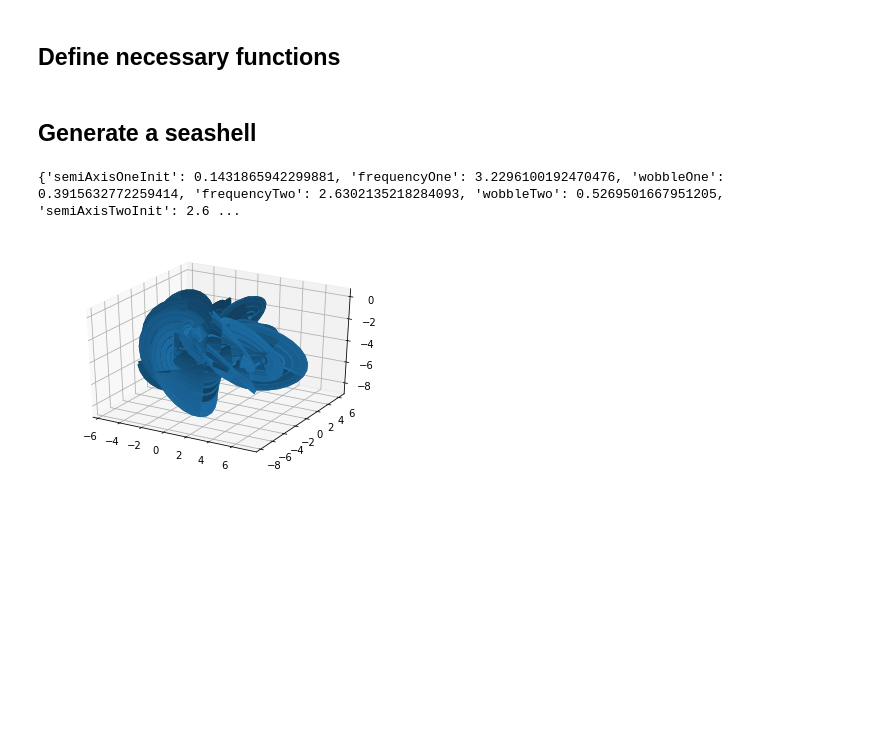
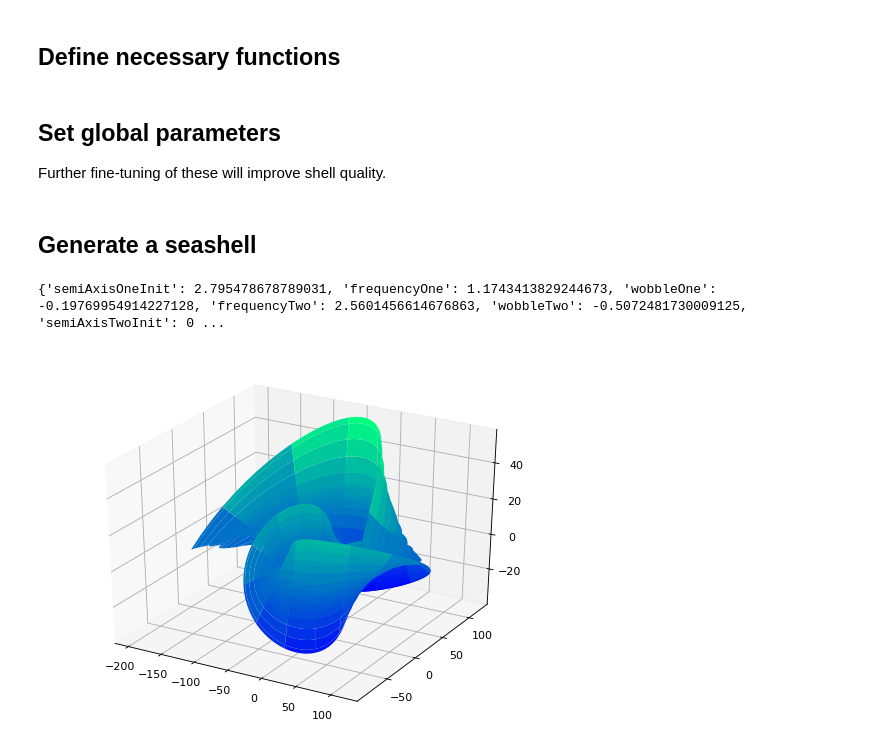
Before and after one commit to Mitchellpkt/seashells, a Jupyter notebook: seashells_notebook.ipynb, the cells around one changed output. Saved outputs shown, nothing was run; the diff lists cells and outputs as text; code cells hidden in the pictures; blank space fills up the shorter version.

```diff
--- a/seashells_notebook.ipynb
+++ b/seashells_notebook.ipynb
@@ -175,7 +165,7 @@ def getFunctions(inputAddress):
     height = lambda inp:(params["heightChangeConst"]*inp[0] + ((params["semiAxisOneInit"]*math.sin(params["frequencyOne"]*inp[0])*math.cos(inp[1])*(1.0+params["wobbleOne"]*math.cos(params["frequencyTwo"]*inp[1]) + params["wobbleTwo"]*math.sin(params["frequencyTwo"]*inp[1])) + params["semiAxisTwoInit"]*math.cos(params["frequencyOne"]*inp[0])*math.sin(inp[1])*(1.0+params["wobbleOne"]*math.cos(params["frequencyTwo"]*inp[1]) + params["wobbleTwo"]*math.sin(params["frequencyTwo"]*inp[1])) - params["heightInit"])*math.exp(params["growth"]*inp[0])))
     return params, theta, radius, height
 # %%
-def seeseashell(inputAddress):
+def seeseashell(inputAddress, cmap='gnuplot2'):
     ''' Takes as input some inputAddress, computes getFunctions, and plots the resulting shell.'''
     if type(inputAddress) != type(str(1)):
         inputAddress = str(inputAddress)
@@ -204,13 +194,15 @@ def seeseashell(inputAddress):
     Y = np.array(Y)
     surf = np.array(surf)
 
-    fig = plt.figure()
+    fig = plt.figure(num=None, figsize=(8, 6), dpi=80, facecolor='w', edgecolor='w')
     ax = fig.gca(projection='3d')
-
     # Plot the surface with face colors taken from the array we made.
-    surf_obj = ax.plot_surface(X, Y, surf)
+    surf_obj = ax.plot_surface(X, Y, surf, cmap=cmap)
 
     print(params)
     plt.show()
 
-    return(fig, surf)
+    return(fig, X, Y, surf, surf_obj)
+# %% [markdown]
+## Set global parameters
+Further fine-tuning of these will improve shell quality.
@@ -217,7 +216,7 @@ def seeseashell(inputAddress):
 # %% [markdown]
 ## Generate a seashell
 # %%
-ssfig, surf = seeseashell("UncagedPotential")
+ssfig, X, Y, surf, surf_obj = seeseashell("UNCAGED_POTENTIAL", cmap='winter')
 # %% [output]
-{'semiAxisOneInit': 0.1431865942299881, 'frequencyOne': 3.2296100192470476, 'wobbleOne': 0.3915632772259414, 'frequencyTwo': 2.6302135218284093, 'wobbleTwo': 0.5269501667951205, 'semiAxisTwoInit': 2.6 ...
+{'semiAxisOneInit': 2.795478678789031, 'frequencyOne': 1.1743413829244673, 'wobbleOne': -0.19769954914227128, 'frequencyTwo': 2.5601456614676863, 'wobbleTwo': -0.5072481730009125, 'semiAxisTwoInit': 0 ...
-[figure, old version]
+[figure, new version]
```
Also changed, not shown: parts of 3 cells of this notebook.
